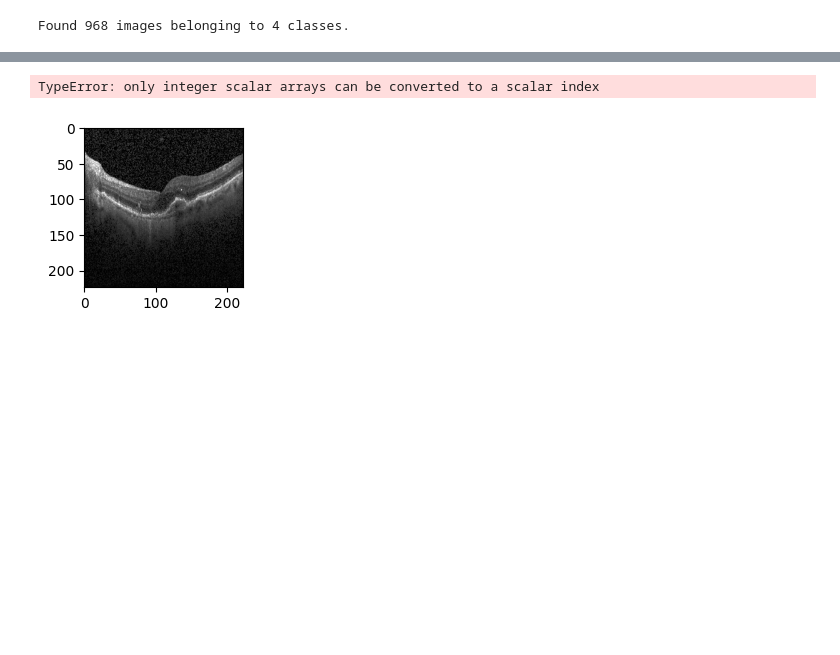
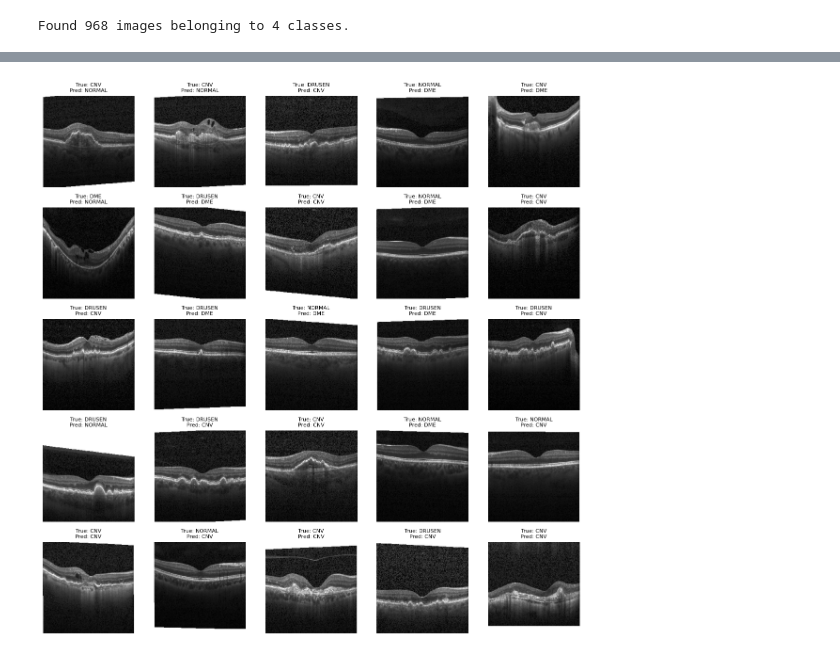
Before and after one commit to mohamed0barhoomi/checkpoint_data, a Jupyter notebook: projet_final_CNN.ipynb, the cells around one changed output, grey strips where cells are left out. Saved outputs shown, nothing was run; the diff lists cells and outputs as text; code cells hidden in the pictures; blank space fills up the shorter version.

```diff
--- a/projet_final_CNN.ipynb
+++ b/projet_final_CNN.ipynb
@@ -253,24 +287,23 @@ print(labels)
 # %%
 
 
 plt.figure(figsize=(12,12))
 
 for i in range(25):
     plt.subplot(5,5,i+1)
     plt.imshow(images[i])
-    true_index = labels[i]
+    true_index = labels[i].argmax()
     pred_index = pred[i]
     plt.title(
         f"True: {class_names[true_index]}\nPred: {class_names[pred_index]}",
         fontsize=8
     )
     plt.axis("off")
 
 plt.tight_layout()
 plt.show()
 # %% [output]
-TypeError: only integer scalar arrays can be converted to a scalar index
-[figure, old version]
+[figure, new version]
 # %%
 from sklearn.metrics import classification_report
 print(classification_report(train,test))
```
Also changed, not shown: parts of 10 cells of this notebook.
